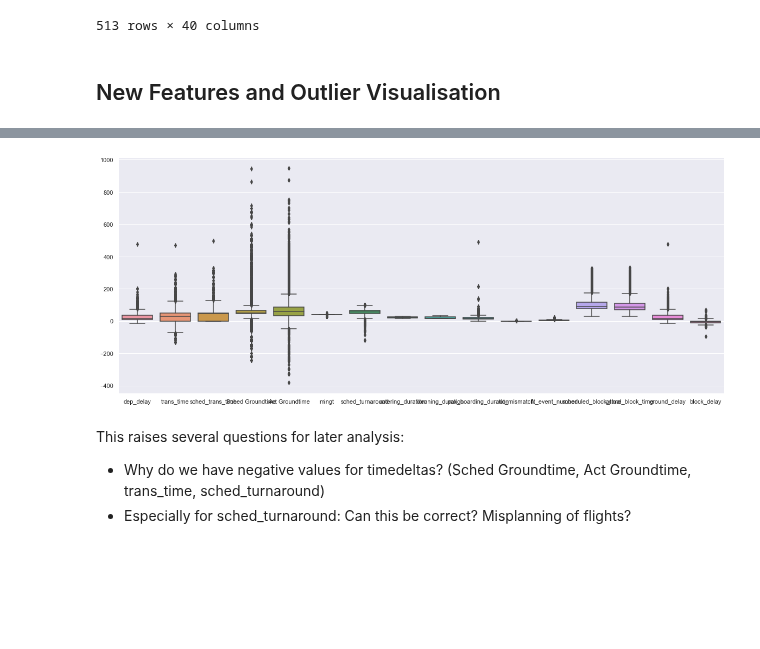
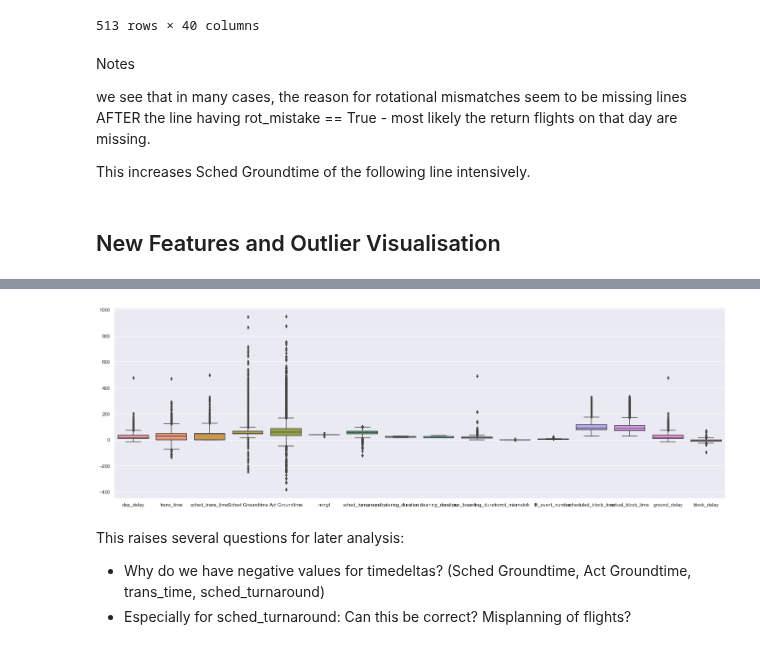
Before and after one commit to Paul1911/Delay-Prediction, a Jupyter notebook: notebooks/1raw_eda.ipynb, the cells around one changed output, grey strips where cells are left out. Drawn from its saved outputs; the diff is of its cells as text; code cells hidden in the pictures; blank space fills up the shorter version.

Commit message:
further intensive checks of sched/act ground time and ground/block delay value validity

```diff
--- a/notebooks/1raw_eda.ipynb
+++ b/notebooks/1raw_eda.ipynb
@@ -270,6 +256,12 @@ rotation_mismatch_lines
 | 11445 | 272360102 | East Carmen Airlines | EC3117 | Lake Joelbury | East Carmen | 2019-06-27 | 2019-06-27 11:30:00 | ... |
 | 11446 | 272360102 | East Carmen Airlines | EC3117 | Lake Joelbury | East Carmen | 2019-06-27 | 2019-06-27 11:30:00 | ... |
 513 rows × 40 columns
+# %% [markdown]
+Notes
+
+we see that in many cases, the reason for rotational mismatches seem to be missing lines AFTER the line having rot_mistake == True - most likely the return flights on that day are missing.
+
+This increases Sched Groundtime of the following line intensively.
 # %% [markdown]
 ## New Features and Outlier Visualisation
 # %%
@@ -281,20 +273,20 @@ functions.create_standard_columns(full_df)
 # %%
 # Visualizing outliers
 
-sns.set(rc={'figure.figsize':(20, 8)})
+sns.set(rc={'figure.figsize':(25, 8)})
 sns.boxplot(data = full_df.drop(['leg_no','leg_inbound', 'leg_outbound'], axis = 1))
 full_df.describe()
 # %% [output]
 |  | leg_no | dep_delay | trans_time | sched_trans_time | Sched Groundtime | Act Groundtime | mingt | ... |
 | count | 1.218500e+04 | 12185.000000 | 12185.000000 | 12185.000000 | 10172.000000 | 10098.000000 | 4341.000000 | ... |
 | mean | 2.720521e+08 | 25.807961 | 27.904227 | 35.187115 | 61.527232 | 65.086156 | 39.131537 | ... |
 | std | 9.578455e+04 | 25.584889 | 31.823474 | 31.390048 | 59.056463 | 74.213465 | 3.215598 | ... |
 | min | 2.719556e+08 | -14.000000 | -134.000000 | 0.000000 | -245.000000 | -383.000000 | 30.000000 | ... |
 | 25% | 2.719829e+08 | 9.000000 | 0.000000 | 0.000000 | 45.000000 | 33.000000 | 40.000000 | ... |
 | 50% | 2.720119e+08 | 17.000000 | 28.000000 | 45.000000 | 50.000000 | 59.000000 | 40.000000 | ... |
 | 75% | 2.721017e+08 | 35.000000 | 49.000000 | 50.000000 | 65.000000 | 87.000000 | 40.000000 | ... |
 | max | 2.723603e+08 | 476.000000 | 470.000000 | 495.000000 | 945.000000 | 947.000000 | 45.000000 | ... |
-[figure, old version]
+[figure, new version]
 # %% [markdown]
 This raises several questions for later analysis:
 - Why do we have negative values for timedeltas? (Sched Groundtime, Act Groundtime, trans_time, sched_turnaround)
```
Also changed, not shown: parts of 20 cells of this notebook.
